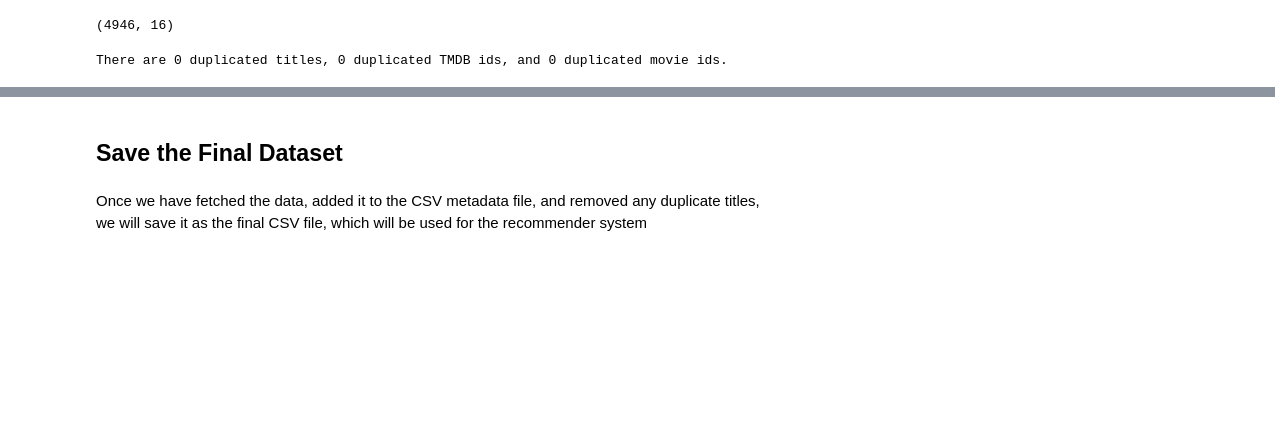
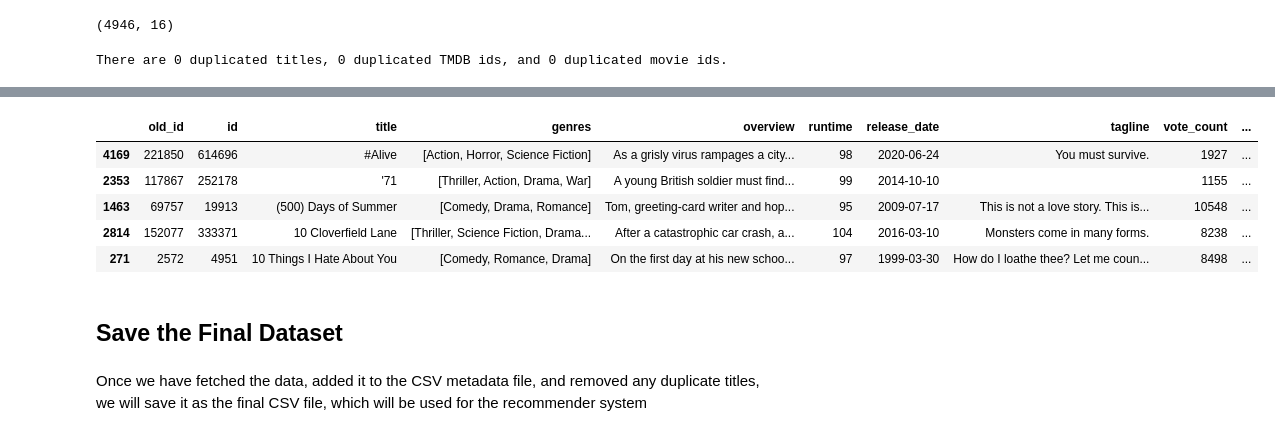
Before and after one commit to PablooDario/Movie-Recommender-System, a Jupyter notebook: ml/notebooks/4_Fetch_Crew_and_Keywords.ipynb, the cells around one changed output, grey strips where cells are left out. Cells and saved outputs as stored; diff of their text form; code cells hidden in the pictures; blank space fills up the shorter version.

Commit message:
Create Final Movies Dataset

```diff
--- a/ml/notebooks/4_Fetch_Crew_and_Keywords.ipynb
+++ b/ml/notebooks/4_Fetch_Crew_and_Keywords.ipynb
@@ -325,3 +329,14 @@ df_final.head()
+# %%
+df_final.rename(columns={'movieId' : 'old_id'}, inplace=True)
+df_final['movieId'] = range(df_final.shape[0])
+df_final.head()
+# %% [output]
+|  | old_id | id | title | genres | overview | runtime | release_date | tagline | vote_count | ... |
+| 4169 | 221850 | 614696 | #Alive | [Action, Horror, Science Fiction] | As a grisly virus rampages a city... | 98 | 2020-06-24 | You must survive. | 1927 | ... |
+| 2353 | 117867 | 252178 | '71 | [Thriller, Action, Drama, War] | A young British soldier must find... | 99 | 2014-10-10 |  | 1155 | ... |
+| 1463 | 69757 | 19913 | (500) Days of Summer | [Comedy, Drama, Romance] | Tom, greeting-card writer and hop... | 95 | 2009-07-17 | This is not a love story. This is... | 10548 | ... |
+| 2814 | 152077 | 333371 | 10 Cloverfield Lane | [Thriller, Science Fiction, Drama... | After a catastrophic car crash, a... | 104 | 2016-03-10 | Monsters come in many forms. | 8238 | ... |
+| 271 | 2572 | 4951 | 10 Things I Hate About You | [Comedy, Romance, Drama] | On the first day at his new schoo... | 97 | 1999-03-30 | How do I loathe thee? Let me coun... | 8498 | ... |
 # %% [markdown]
 ## Save the Final Dataset
 # %% [markdown]
```
Also changed, not shown: parts of 1 cell of this notebook, 1 other file.
